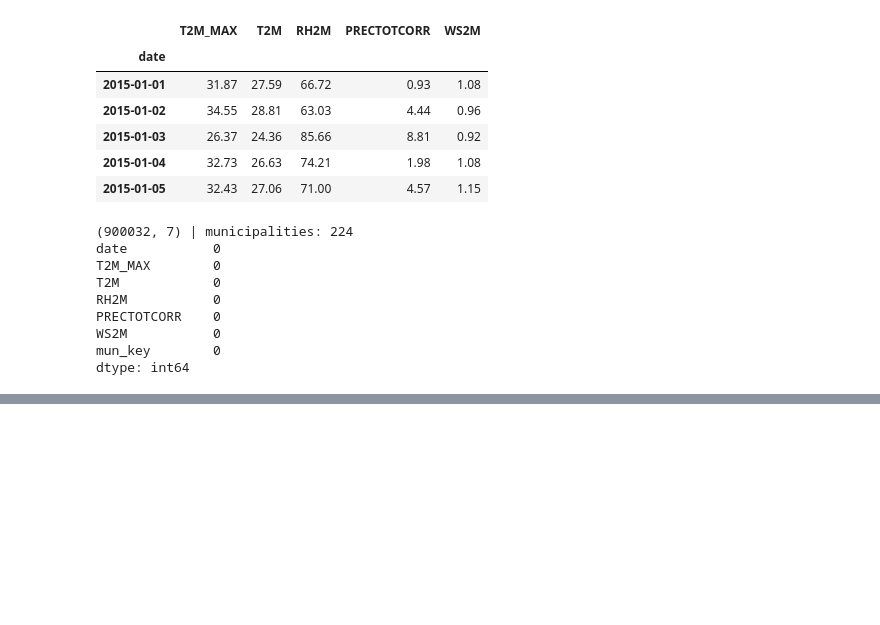
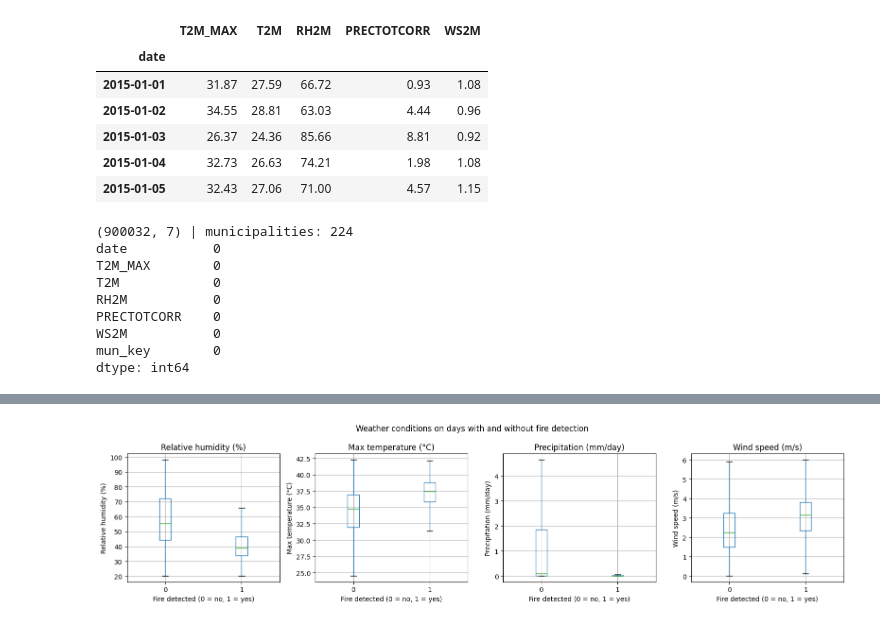
Before and after one commit to MonnikLuianne/wildfire-risk-piaui, a Jupyter notebook: wildfire_risk_piaui.ipynb, the cells around one changed output, grey strips where cells are left out. Drawn from its saved outputs; the diff is of its cells as text; code cells hidden in the pictures; blank space fills up the shorter version.

```diff
--- a/wildfire_risk_piaui.ipynb
+++ b/wildfire_risk_piaui.ipynb
@@ -169,0 +252,22 @@ dtype: int64
+# %%
+#Célula de código (gráfico 2: clima nos dias com e sem fogo):
+
+variables = {
+    "RH2M": "Relative humidity (%)",
+    "T2M_MAX": "Max temperature (°C)",
+    "PRECTOTCORR": "Precipitation (mm/day)",
+    "WS2M": "Wind speed (m/s)",
+}
+
+fig, axes = plt.subplots(1, 4, figsize=(16, 4))
+for ax, (col, label) in zip(axes, variables.items()):
+    data.boxplot(column=col, by="fire", ax=ax, showfliers=False)
+    ax.set_title(label)
+    ax.set_xlabel("Fire detected (0 = no, 1 = yes)")
+    ax.set_ylabel(label)
+
+plt.suptitle("Weather conditions on days with and without fire detection")
+plt.tight_layout()
+plt.show()
+# %% [output]
+[figure, added]
```
Also changed, not shown: parts of 16 cells of this notebook.
